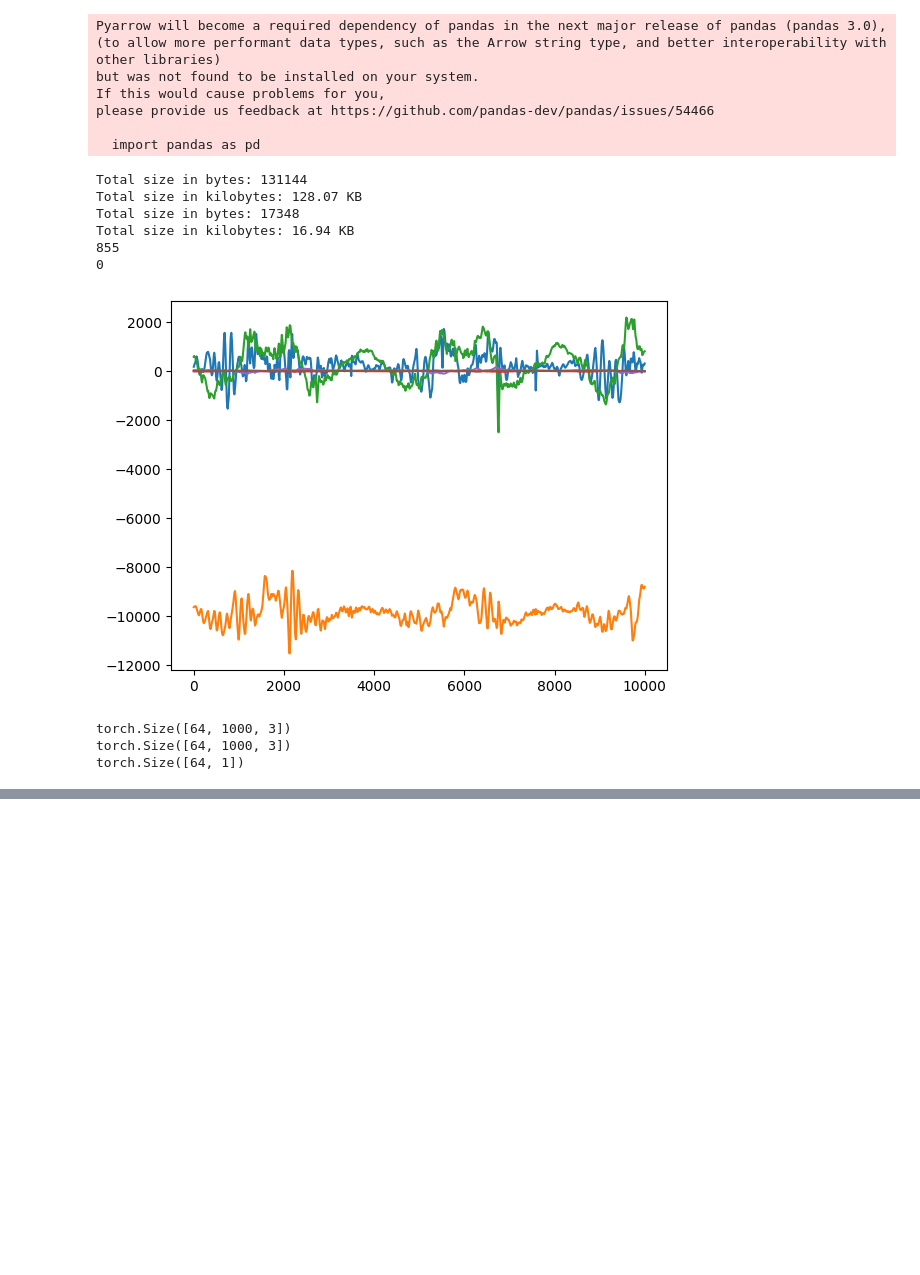
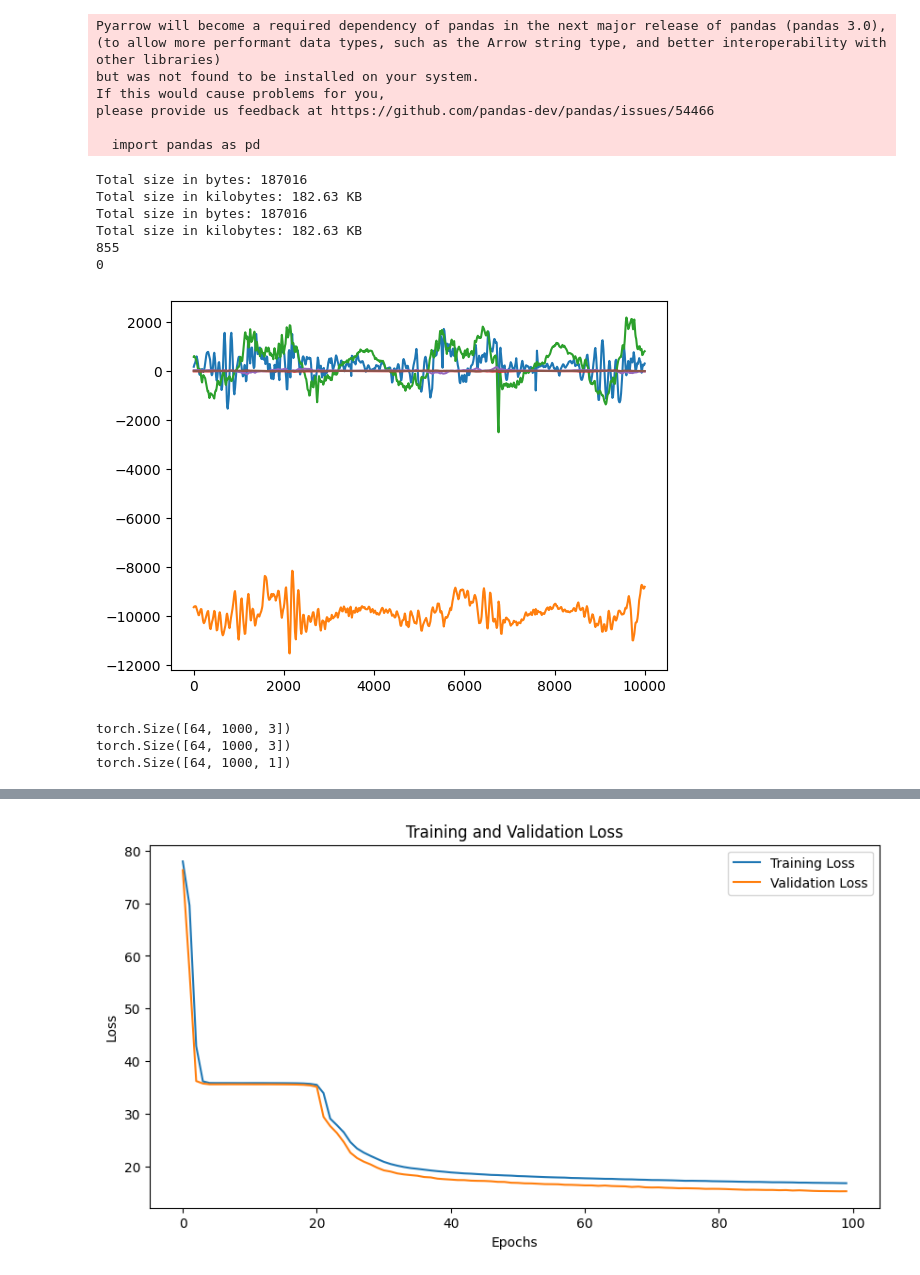
Before and after one commit to stevenc15/SD1-project, a Jupyter notebook: ml/examples/kin_light.ipynb, the cells around one changed output, grey strips where cells are left out. Saved outputs shown, nothing was run; the diff lists cells and outputs as text; code cells hidden in the pictures; blank space fills up the shorter version.

Commit message:
Two kine nets trained with single subject evaluation

```diff
--- a/ml/examples/kin_light.ipynb
+++ b/ml/examples/kin_light.ipynb
@@ -430,11 +429,12 @@ class KinematicsDataset(Dataset):
         end = start + self.w
         return (torch.tensor(self.data_acc[start:end]),
                 torch.tensor(self.data_gyr[start:end]),
-                torch.tensor(self.target[end - 1]))  # Target is the value at the end of the window
+                torch.tensor(self.target[start:end]))  # Updated to return the entire target sequence
 # %%
 # Instantiate model
 model = Kinematics_lightweight(3, 3)
 
+model.to('cuda')
 # Calculate the total size of parameters in bytes
 total_size_bytes = sum(p.numel() * p.element_size() for p in model.parameters())
 print(f'Total size in bytes: {total_size_bytes}')
@@ -444,7 +444,7 @@ total_size_kb = total_size_bytes / 1024
 print(f'Total size in kilobytes: {total_size_kb:.2f} KB')
 
 # Example alternative model
-model = residual_net(6)
+# model = residual_net(6)
 
 # Calculate the total size of parameters in bytes
 total_size_bytes = sum(p.numel() * p.element_size() for p in model.parameters())
@@ -496,10 +496,10 @@ val_dataset = KinematicsDataset(X_val_acc, X_val_gyr, y_val, w=1000, overlap=500
 train_loader = DataLoader(train_dataset, batch_size=64, shuffle=True)
 val_loader = DataLoader(val_dataset, batch_size=64, shuffle=False)
 # %% [output]
-Total size in bytes: 131144
-Total size in kilobytes: 128.07 KB
-Total size in bytes: 17348
-Total size in kilobytes: 16.94 KB
+Total size in bytes: 187016
+Total size in kilobytes: 182.63 KB
+Total size in bytes: 187016
+Total size in kilobytes: 182.63 KB
 855
 0
 [figure]
@@ -514,12 +514,12 @@ print(data_targets.shape)
 # %% [output]
 torch.Size([64, 1000, 3])
 torch.Size([64, 1000, 3])
-torch.Size([64, 1])
+torch.Size([64, 1000, 1])
 # %%
 
 # Set device
 device = 'cuda' if torch.cuda.is_available() else 'cpu'
 
 # Train the model
-gait_Net = train_kinematics_light(train_loader, val_loader, learn_rate=0.001, EPOCHS=1000, model=model, filename='gait_net_kinematics_lightweight.pth', device=device, w=1000)
+gait_Net = train_kinematics_light(train_loader, val_loader, learn_rate=0.001, EPOCHS=100, model=model, filename='gait_net_kinematics_lightweight.pth', device=device, w=1000)
 # %% [output]
@@ -542,0 +543 @@ Epoch: 161, time: 0.4824, Training Loss: 36.2909, Validation loss: 40.5187
+[figure, added]
```
Also changed, not shown: parts of 5 cells of this notebook, 3 other files.
